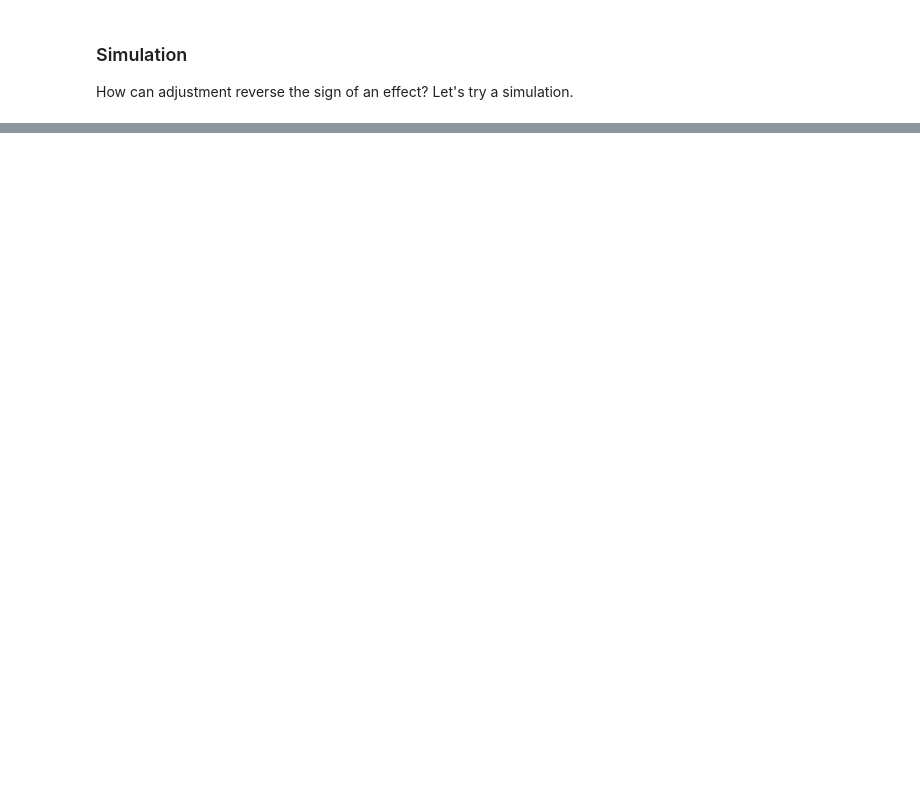
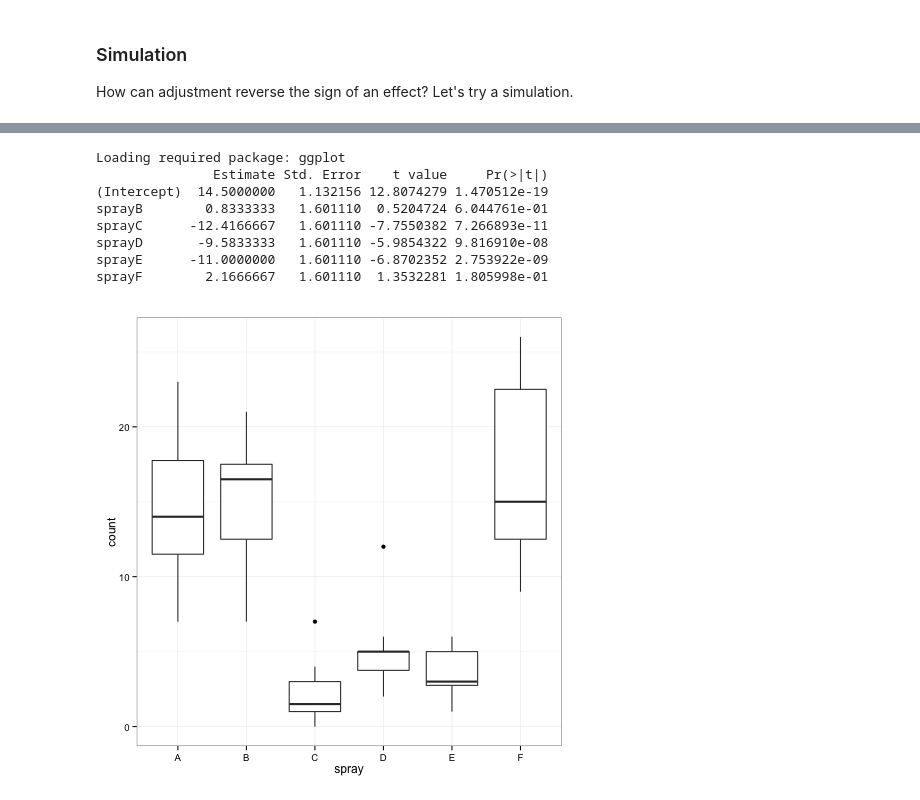
Before and after one commit to idrisr/coursera-regressions, a Jupyter notebook: regressions.ipynb, the cells around one changed output, grey strips where cells are left out. Cells and saved outputs as stored; diff of their text form; code cells hidden in the pictures; blank space fills up the shorter version.

```diff
--- a/regressions.ipynb
+++ b/regressions.ipynb
@@ -1561,0 +1941,17 @@ axarr[1].set_title('x2');
+# %%
+%%R -o InsectSprays
+require(ggplot)
+g <- ggplot(InsectSprays, aes(spray, count)) + geom_boxplot()
+#summary(lm(count ~ spray, data = InsectSprays))$coef
+print(g)
+summary(lm(count ~ spray, data = InsectSprays))$coef
+# %% [output]
+Loading required package: ggplot
+               Estimate Std. Error    t value     Pr(>|t|)
+(Intercept)  14.5000000   1.132156 12.8074279 1.470512e-19
+sprayB        0.8333333   1.601110  0.5204724 6.044761e-01
+sprayC      -12.4166667   1.601110 -7.7550382 7.266893e-11
+sprayD       -9.5833333   1.601110 -5.9854322 9.816910e-08
+sprayE      -11.0000000   1.601110 -6.8702352 2.753922e-09
+sprayF        2.1666667   1.601110  1.3532281 1.805998e-01
+[figure, added]
```
Also changed, not shown: parts of 138 cells of this notebook.
